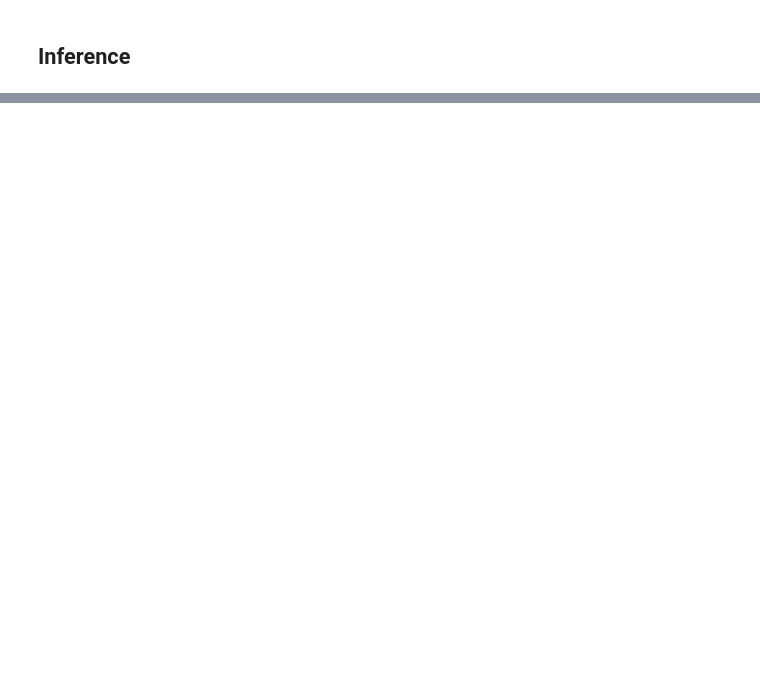
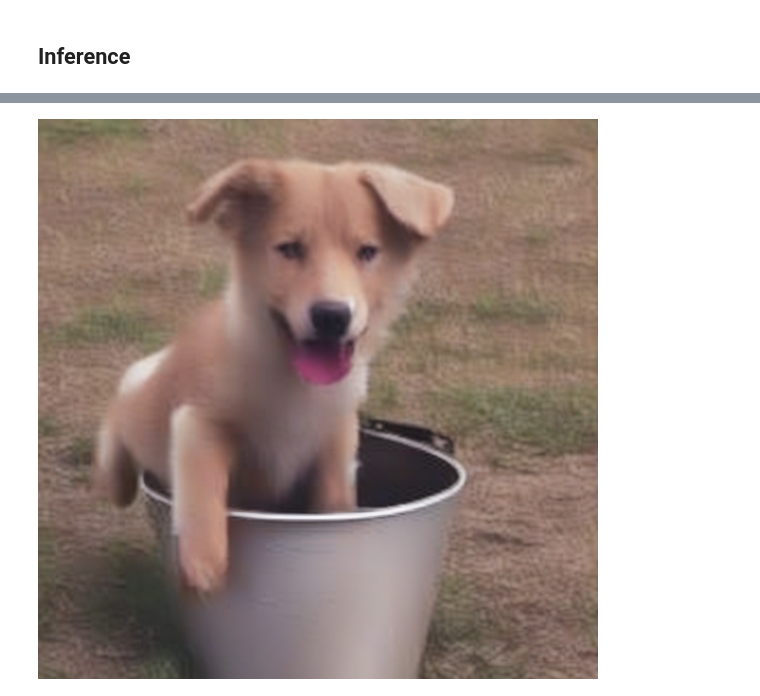
Before and after one commit to generative-ai-on-aws/generative-ai-on-aws, a Jupyter notebook: 11_control/04_dreambooth_lora.ipynb, the cells around one changed output, grey strips where cells are left out. Saved outputs shown, nothing was run; the diff lists cells and outputs as text; code cells hidden in the pictures; blank space fills up the shorter version.

```diff
--- a/11_control/04_dreambooth_lora.ipynb
+++ b/11_control/04_dreambooth_lora.ipynb
@@ -1403,5 +1423,7 @@ _ = pipe.to("cuda")
 # %%
-prompt = "a photo of sks dog in a bucket"
+prompt = "a 5k photo of Molly dog in a bucket"
 
 image = pipe(prompt=prompt, num_inference_steps=25).images[0]
 image
+# %% [output]
+[figure, added]
```
Also changed, not shown: parts of 2 cells of this notebook, 1 other file.
